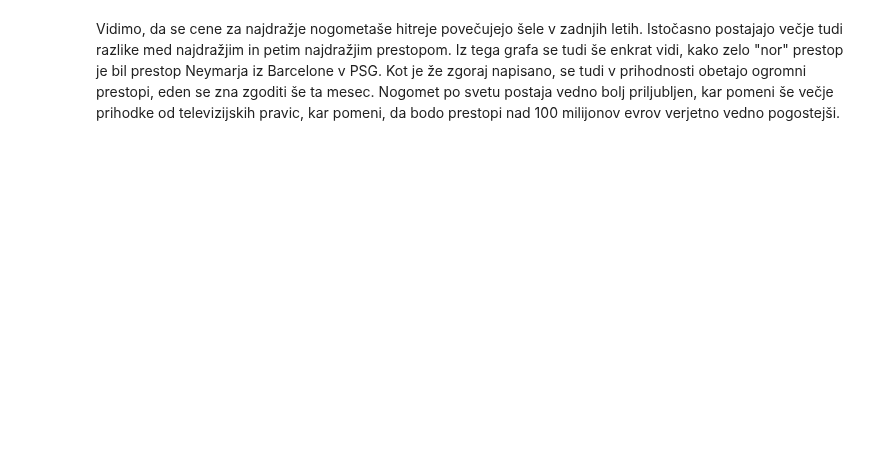
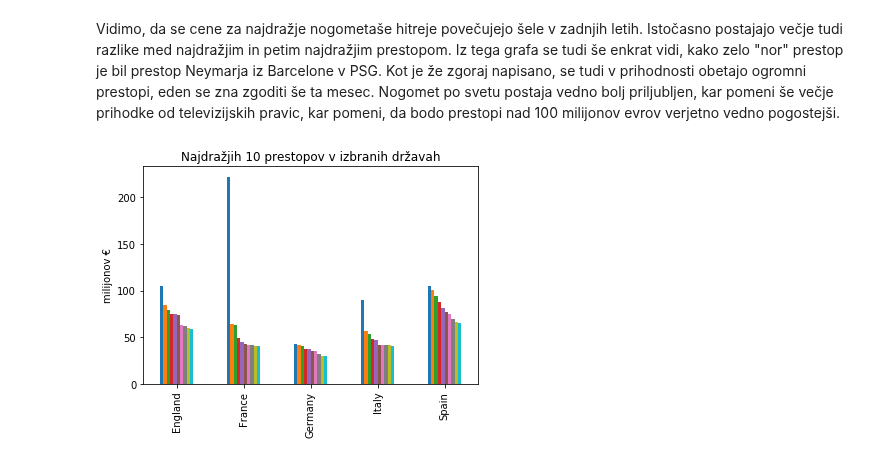
Before and after one commit to majorcek/programiranje1_nogomet, a Jupyter notebook: prestopi.ipynb, the cells around one changed output. Cells and saved outputs as stored; diff of their text form; code cells hidden in the pictures; blank space fills up the shorter version.

```diff
--- a/prestopi.ipynb
+++ b/prestopi.ipynb
@@ -308,2 +311,26 @@ a.plot(kind = 'bar', x = 'leto', legend = False, title = "Najdražjih 5 prestopo
 # %% [markdown]
 Vidimo, da se cene za najdražje nogometaše hitreje povečujejo šele v zadnjih letih. Istočasno postajajo večje tudi razlike med najdražjim in petim najdražjim prestopom. Iz tega grafa se tudi še enkrat vidi, kako zelo "nor" prestop je bil prestop Neymarja iz Barcelone v PSG. Kot je že zgoraj napisano, se tudi v prihodnosti obetajo ogromni prestopi, eden se zna zgoditi še ta mesec. Nogomet po svetu postaja vedno bolj priljubljen, kar pomeni še večje prihodke od televizijskih pravic, kar pomeni, da bodo prestopi nad 100 milijonov evrov verjetno vedno pogostejši.
+# %%
+države = ['England','France','Germany','Italy','Spain']
+top_lige = prestopi[prestopi['liga2'].isin(države)]
+top_lige = top_lige.groupby('liga2')['cena'].apply(lambda grp: grp.nlargest(10))
+
+števke = [1, 2, 3, 4, 5, 6, 7, 8, 9, 10]
+nov_index = pd.MultiIndex.from_product([države, števke], names = ['država', 'številka'])
+top_lige.index = nov_index
+
+top_lige = top_lige.to_frame()
+top_lige = top_lige.reset_index()
+top_lige = top_lige.pivot_table(values='cena', index='država', columns="številka")
+top_lige = top_lige.reset_index()
+
+graf_države = top_lige.plot(kind = 'bar', x = 'država', legend = False, title = "Najdražjih 10 prestopov v izbranih državah")
+
+x_axis = graf_države.axes.get_xaxis()
+y_axis = graf_države.axes.get_yaxis()
+x_axis.set_label_text('')
+y_axis.set_label_text('milijonov €')
+x_label = x_axis.get_label()
+x_label.set_visible(False)
+# %% [output]
+[figure, added]
```
Also changed, not shown: parts of 7 cells of this notebook.
